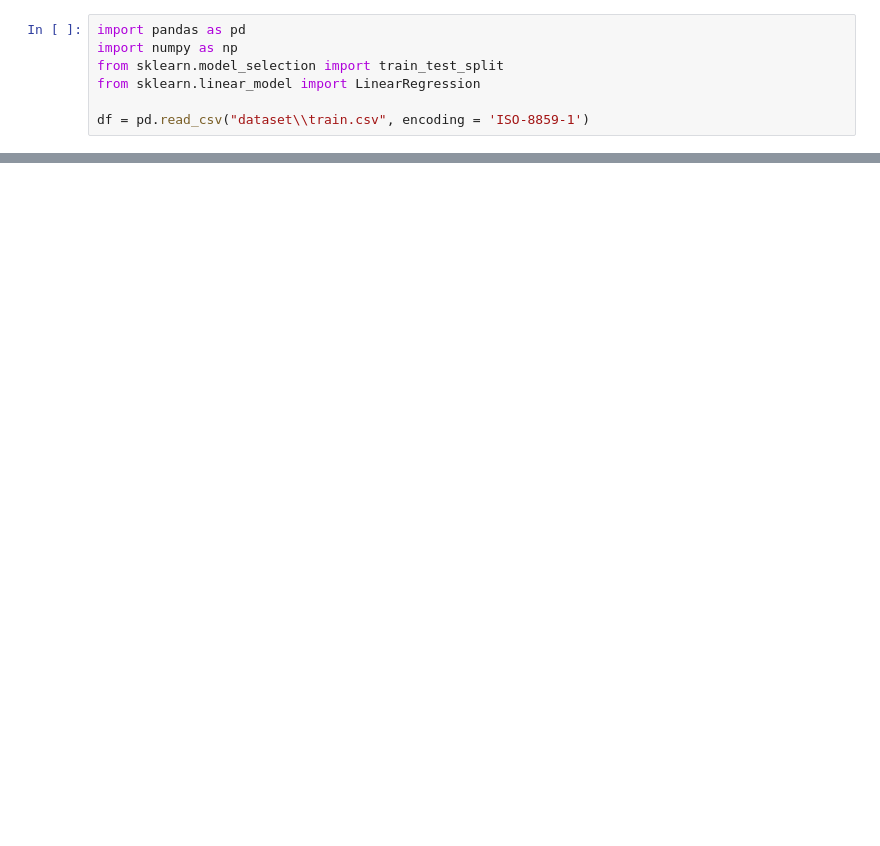
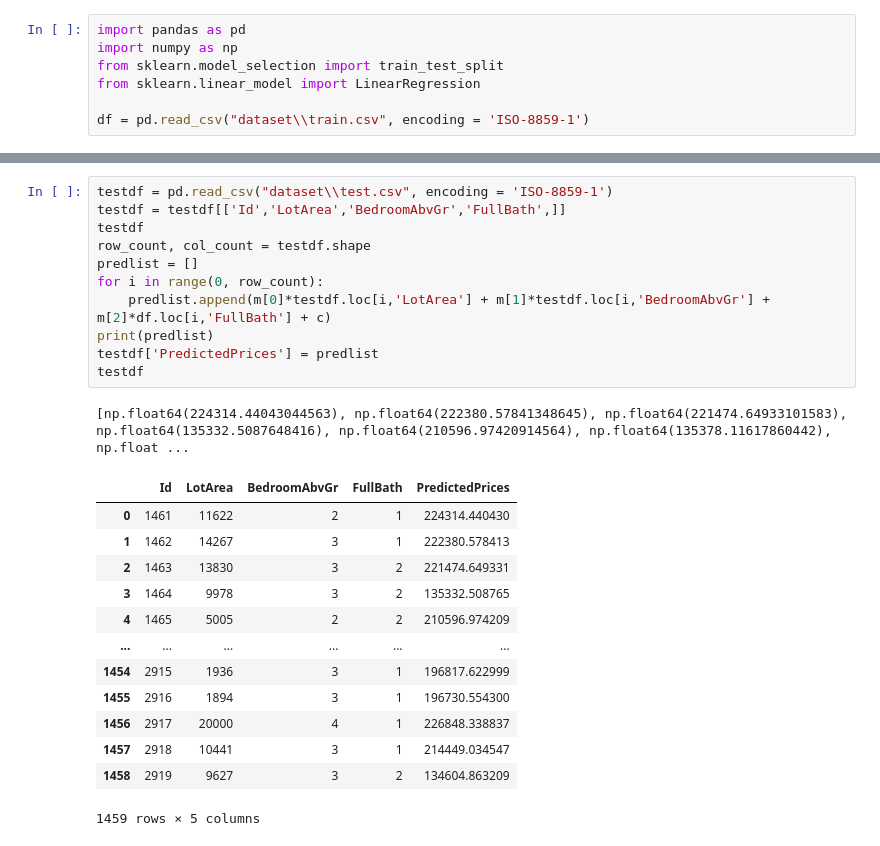
Before and after one commit to IdiotCoffee/PRODIGY-ML-01, a Jupyter notebook: model.ipynb, the cells around one changed output, grey strips where cells are left out. Drawn from its saved outputs; the diff is of its cells as text; blank space fills up the shorter version.

```diff
--- a/model.ipynb
+++ b/model.ipynb
@@ -77,0 +77,26 @@ r2_score(Y_train, y_pred_train)
+# %%
+testdf = pd.read_csv("dataset\\test.csv", encoding = 'ISO-8859-1')
+testdf = testdf[['Id','LotArea','BedroomAbvGr','FullBath',]]
+testdf
+row_count, col_count = testdf.shape
+predlist = []
+for i in range(0, row_count):
+    predlist.append(m[0]*testdf.loc[i,'LotArea'] + m[1]*testdf.loc[i,'BedroomAbvGr'] + m[2]*df.loc[i,'FullBath'] + c)
+print(predlist)
+testdf['PredictedPrices'] = predlist
+testdf
+# %% [output]
+[np.float64(224314.44043044563), np.float64(222380.57841348645), np.float64(221474.64933101583), np.float64(135332.5087648416), np.float64(210596.97420914564), np.float64(135378.11617860442), np.float ...
+|  | Id | LotArea | BedroomAbvGr | FullBath | PredictedPrices |
+| 0 | 1461 | 11622 | 2 | 1 | 224314.440430 |
+| 1 | 1462 | 14267 | 3 | 1 | 222380.578413 |
+| 2 | 1463 | 13830 | 3 | 2 | 221474.649331 |
+| 3 | 1464 | 9978 | 3 | 2 | 135332.508765 |
+| 4 | 1465 | 5005 | 2 | 2 | 210596.974209 |
+| ... | ... | ... | ... | ... | ... |
+| 1454 | 2915 | 1936 | 3 | 1 | 196817.622999 |
+| 1455 | 2916 | 1894 | 3 | 1 | 196730.554300 |
+| 1456 | 2917 | 20000 | 4 | 1 | 226848.338837 |
+| 1457 | 2918 | 10441 | 3 | 1 | 214449.034547 |
+| 1458 | 2919 | 9627 | 3 | 2 | 134604.863209 |
+1459 rows × 5 columns
```
Also changed, not shown: parts of 7 cells of this notebook.
